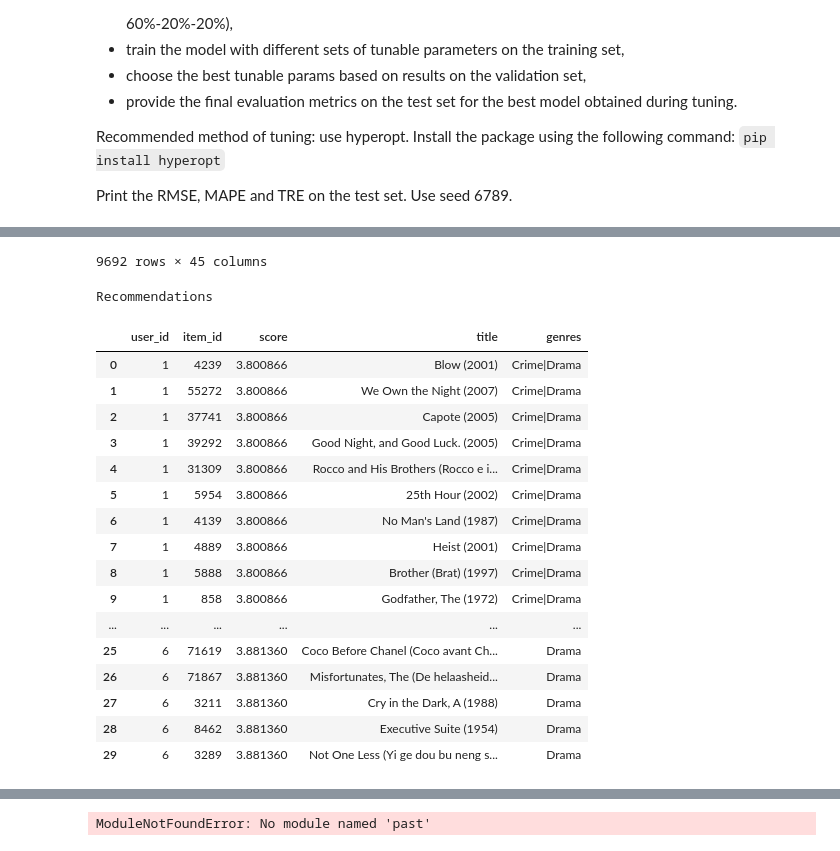
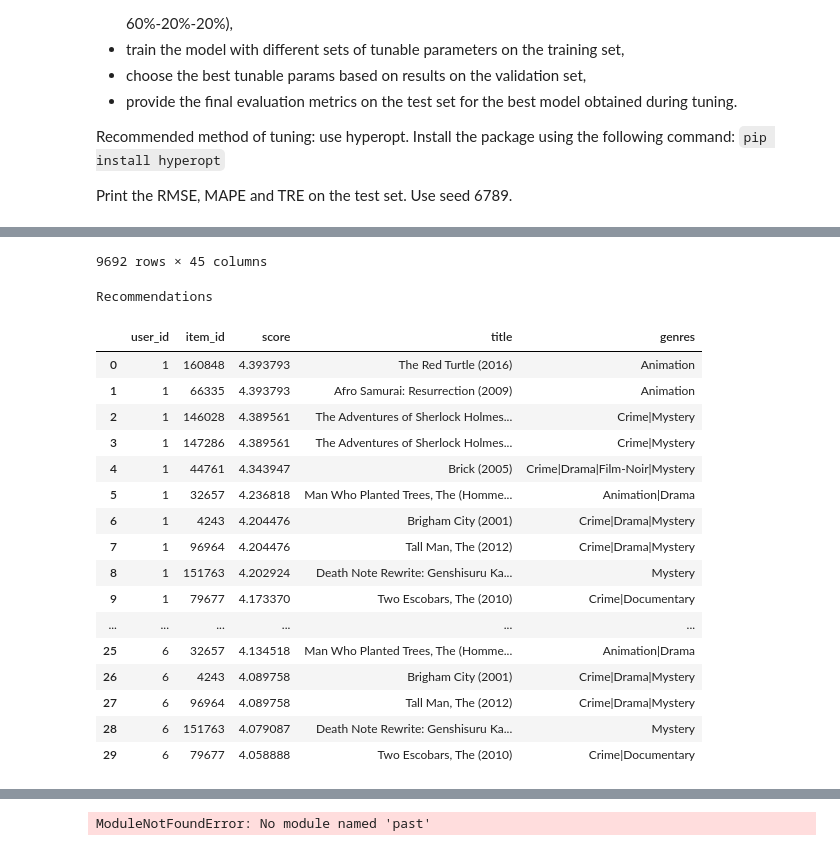
Before and after one commit to jbiesek/recommender-systems-class, a Jupyter notebook: class_04_content_based_recommenders.ipynb, the cells around one changed output, grey strips where cells are left out. Cells and saved outputs as stored; diff of their text form; code cells hidden in the pictures.

```diff
--- a/class_04_content_based_recommenders.ipynb
+++ b/class_04_content_based_recommenders.ipynb
@@ -1039,7 +1201,7 @@ Print the RMSE, MAPE and TRE on the test set. Use seed 6789.
 from sklearn.svm import SVR
 from sklearn.preprocessing import MultiLabelBinarizer
 
-
+    #dodać do obu ['val'] = 1 i zrobić merge on value
 class SVRRecommender(Recommender):
     """
     SVR recommender class.
@@ -1058,7 +1220,7 @@ class SVRRecommender(Recommender):
         self.mlb = None
         self.users_dict = None
         self.user_features = None
-        self.uses_dot_product = True
+        self.uses_dot_product = False
 
     def fit(self, interactions_df, users_df, items_df):
         """
@@ -1177,7 +1339,10 @@ class SVRRecommender(Recommender):
 #                 display(input_df)
                 scores = self.model.predict(input_df.loc[:, self.mlb.classes_].values)
             else:
-                input_df = input_df.merge(user_df, how='cross')
+                user_df['val'] = 1
+                input_df['val'] = 1
+                input_df = input_df.merge(user_df, on='val',how='left')
+                input_df = input_df.drop(columns=['val'])
 #                 display(input_df)
                 scores = self.model.predict(input_df.loc[:, list(self.mlb.classes_) + self.user_features].values)
 
@@ -1213,49 +1378,49 @@ class SVRRecommender(Recommender):
         df.loc[:, 'genres'] = df['genres'].str.lower()
         df.loc[:, 'genres'] = df['genres'].str.split("|")
         return df
 
 
 # Quick test of the recommender
 
 svr_recommender = SVRRecommender()
 svr_recommender.fit(ml_ratings_df, None, ml_movies_df)
 recommendations = svr_recommender.recommend(pd.DataFrame([[1], [2], [6]], columns=['user_id']), ml_movies_df, 10)
 
 recommendations = pd.merge(recommendations, ml_movies_df, on='item_id', how='left')
 print("Recommendations")
 display(HTML(recommendations.to_html()))
 # %% [output]
 |  | user_id | item_id | rating | timestamp | title | user_action | user_adventure | user_animation | ... |
 | 0 | 1 | 50 | 5.0 | 964982931 | Usual Suspects, The (1995) | 0.149254 | 0.119403 | 0.044776 | ... |
 | 1 | 1 | 423 | 3.0 | 964982363 | Blown Away (1994) | 0.149254 | 0.119403 | 0.044776 | ... |
 | 2 | 1 | 543 | 4.0 | 964981179 | So I Married an Axe Murderer (1993) | 0.149254 | 0.119403 | 0.044776 | ... |
 | 3 | 1 | 780 | 3.0 | 964984086 | Independence Day (a.k.a. ID4) (1996) | 0.149254 | 0.119403 | 0.044776 | ... |
 | 4 | 1 | 940 | 5.0 | 964982176 | Adventures of Robin Hood, The (1938) | 0.149254 | 0.119403 | 0.044776 | ... |
 | ... | ... | ... | ... | ... | ... | ... | ... | ... | ... |
 | 9687 | 481 | 1465 | 4.0 | 884773704 | Rosewood (1997) | 0.500000 | 0.000000 | 0.000000 | ... |
 | 9688 | 175 | 44613 | 5.0 | 1234189390 | Take the Lead (2006) | 0.000000 | 0.000000 | 0.000000 | ... |
 | 9689 | 175 | 47382 | 5.0 | 1234189512 | Step Up (2006) | 0.000000 | 0.000000 | 0.000000 | ... |
 | 9690 | 578 | 6751 | 2.5 | 1300990921 | Cold Creek Manor (2003) | 0.000000 | 0.000000 | 0.000000 | ... |
 | 9691 | 578 | 56389 | 4.0 | 1300996756 | My Blueberry Nights (2007) | 0.000000 | 0.000000 | 0.000000 | ... |
 9692 rows × 45 columns
 Recommendations
 |  | user_id | item_id | score | title | genres |
-| 0 | 1 | 4239 | 3.800866 | Blow (2001) | Crime|Drama |
-| 1 | 1 | 55272 | 3.800866 | We Own the Night (2007) | Crime|Drama |
-| 2 | 1 | 37741 | 3.800866 | Capote (2005) | Crime|Drama |
-| 3 | 1 | 39292 | 3.800866 | Good Night, and Good Luck. (2005) | Crime|Drama |
-| 4 | 1 | 31309 | 3.800866 | Rocco and His Brothers (Rocco e i... | Crime|Drama |
-| 5 | 1 | 5954 | 3.800866 | 25th Hour (2002) | Crime|Drama |
-| 6 | 1 | 4139 | 3.800866 | No Man's Land (1987) | Crime|Drama |
-| 7 | 1 | 4889 | 3.800866 | Heist (2001) | Crime|Drama |
-| 8 | 1 | 5888 | 3.800866 | Brother (Brat) (1997) | Crime|Drama |
-| 9 | 1 | 858 | 3.800866 | Godfather, The (1972) | Crime|Drama |
+| 0 | 1 | 160848 | 4.393793 | The Red Turtle (2016) | Animation |
+| 1 | 1 | 66335 | 4.393793 | Afro Samurai: Resurrection (2009) | Animation |
+| 2 | 1 | 146028 | 4.389561 | The Adventures of Sherlock Holmes... | Crime|Mystery |
+| 3 | 1 | 147286 | 4.389561 | The Adventures of Sherlock Holmes... | Crime|Mystery |
+| 4 | 1 | 44761 | 4.343947 | Brick (2005) | Crime|Drama|Film-Noir|Mystery |
+| 5 | 1 | 32657 | 4.236818 | Man Who Planted Trees, The (Homme... | Animation|Drama |
+| 6 | 1 | 4243 | 4.204476 | Brigham City (2001) | Crime|Drama|Mystery |
+| 7 | 1 | 96964 | 4.204476 | Tall Man, The (2012) | Crime|Drama|Mystery |
+| 8 | 1 | 151763 | 4.202924 | Death Note Rewrite: Genshisuru Ka... | Mystery |
+| 9 | 1 | 79677 | 4.173370 | Two Escobars, The (2010) | Crime|Documentary |
 | ... | ... | ... | ... | ... | ... |
-| 25 | 6 | 71619 | 3.881360 | Coco Before Chanel (Coco avant Ch... | Drama |
-| 26 | 6 | 71867 | 3.881360 | Misfortunates, The (De helaasheid... | Drama |
-| 27 | 6 | 3211 | 3.881360 | Cry in the Dark, A (1988) | Drama |
-| 28 | 6 | 8462 | 3.881360 | Executive Suite (1954) | Drama |
-| 29 | 6 | 3289 | 3.881360 | Not One Less (Yi ge dou bu neng s... | Drama |
+| 25 | 6 | 32657 | 4.134518 | Man Who Planted Trees, The (Homme... | Animation|Drama |
+| 26 | 6 | 4243 | 4.089758 | Brigham City (2001) | Crime|Drama|Mystery |
+| 27 | 6 | 96964 | 4.089758 | Tall Man, The (2012) | Crime|Drama|Mystery |
+| 28 | 6 | 151763 | 4.079087 | Death Note Rewrite: Genshisuru Ka... | Mystery |
+| 29 | 6 | 79677 | 4.058888 | Two Escobars, The (2010) | Crime|Documentary |
 # %%
 svr_recommender = SVRRecommender(kernel='rbf', c=100, epsilon=0.1)
 
```
Also changed, not shown: parts of 9 cells of this notebook.
